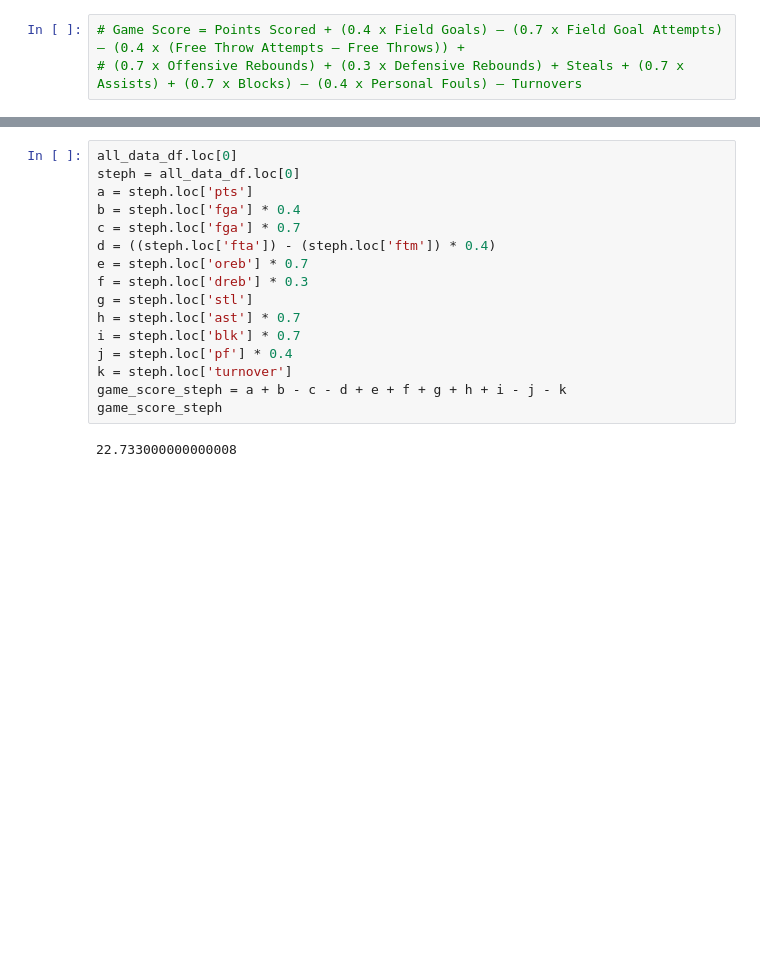
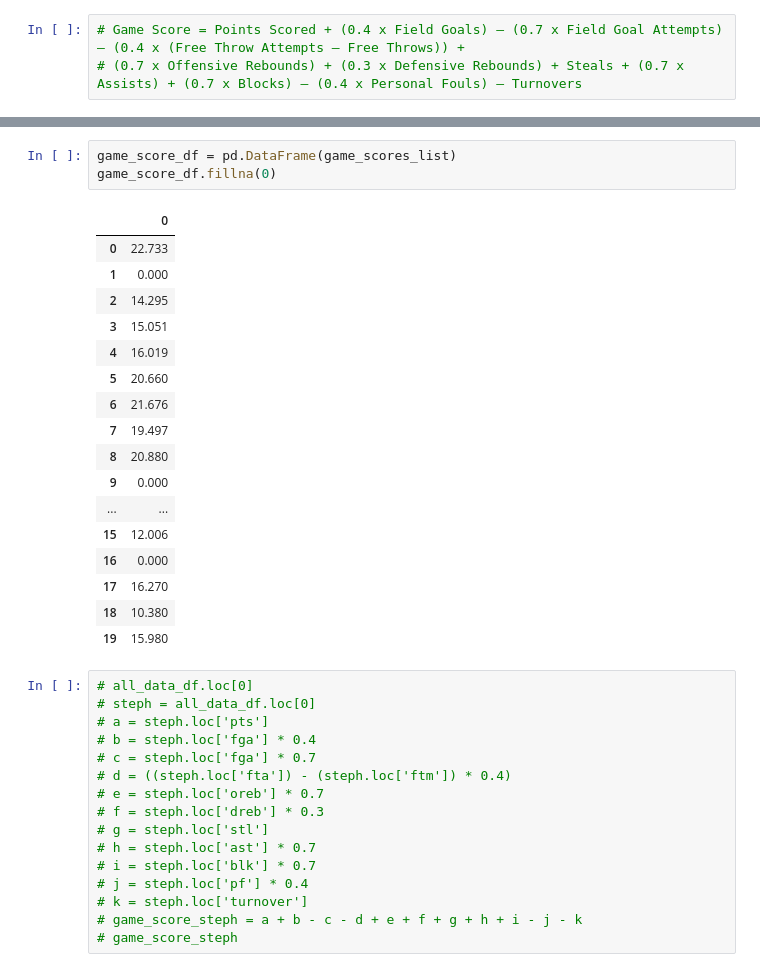
Before and after one commit to tylergusmyers/nba_analyzer, a Jupyter notebook: nba/nba/nba_player_data.ipynb, the cells around one changed output, grey strips where cells are left out. Saved outputs shown, nothing was run; the diff lists cells and outputs as text; blank space fills up the shorter version.

```diff
--- a/nba/nba/nba_player_data.ipynb
+++ b/nba/nba/nba_player_data.ipynb
@@ -237,18 +261,37 @@ for player in range (len(all_data_df)):
+# %%
+game_score_df = pd.DataFrame(game_scores_list)
+game_score_df.fillna(0)
+# %% [output]
+|  | 0 |
+| 0 | 22.733 |
+| 1 | 0.000 |
+| 2 | 14.295 |
+| 3 | 15.051 |
+| 4 | 16.019 |
+| 5 | 20.660 |
+| 6 | 21.676 |
+| 7 | 19.497 |
+| 8 | 20.880 |
+| 9 | 0.000 |
+| ... | ... |
+| 15 | 12.006 |
+| 16 | 0.000 |
+| 17 | 16.270 |
+| 18 | 10.380 |
+| 19 | 15.980 |
 # %%
-all_data_df.loc[0]
-steph = all_data_df.loc[0]
-a = steph.loc['pts']
-b = steph.loc['fga'] * 0.4
-c = steph.loc['fga'] * 0.7
-d = ((steph.loc['fta']) - (steph.loc['ftm']) * 0.4)
-e = steph.loc['oreb'] * 0.7
-f = steph.loc['dreb'] * 0.3
-g = steph.loc['stl']
-h = steph.loc['ast'] * 0.7
-i = steph.loc['blk'] * 0.7
-j = steph.loc['pf'] * 0.4
-k = steph.loc['turnover']
-game_score_steph = a + b - c - d + e + f + g + h + i - j - k
-game_score_steph
+# all_data_df.loc[0]
+# steph = all_data_df.loc[0]
+# a = steph.loc['pts']
+# b = steph.loc['fga'] * 0.4
+# c = steph.loc['fga'] * 0.7
+# d = ((steph.loc['fta']) - (steph.loc['ftm']) * 0.4)
+# e = steph.loc['oreb'] * 0.7
+# f = steph.loc['dreb'] * 0.3
+# g = steph.loc['stl']
+# h = steph.loc['ast'] * 0.7
+# i = steph.loc['blk'] * 0.7
+# j = steph.loc['pf'] * 0.4
+# k = steph.loc['turnover']
+# game_score_steph = a + b - c - d + e + f + g + h + i - j - k
+# game_score_steph
-# %% [output]
-22.733000000000008
```
Also changed, not shown: parts of 6 cells of this notebook, 1 other file.
